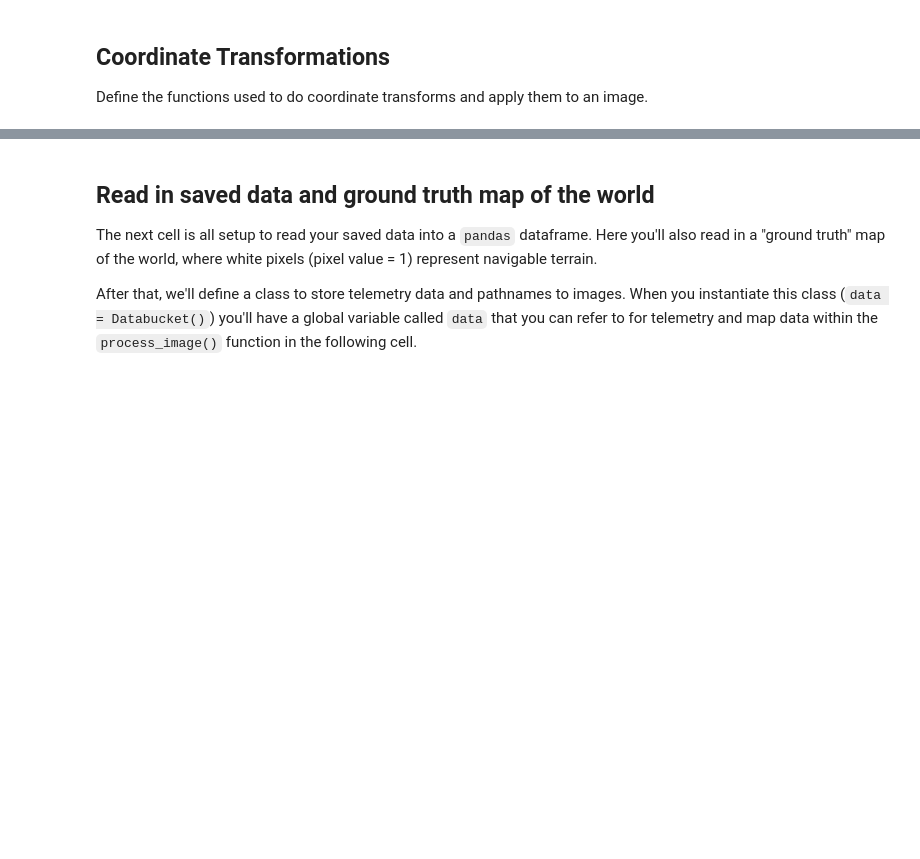
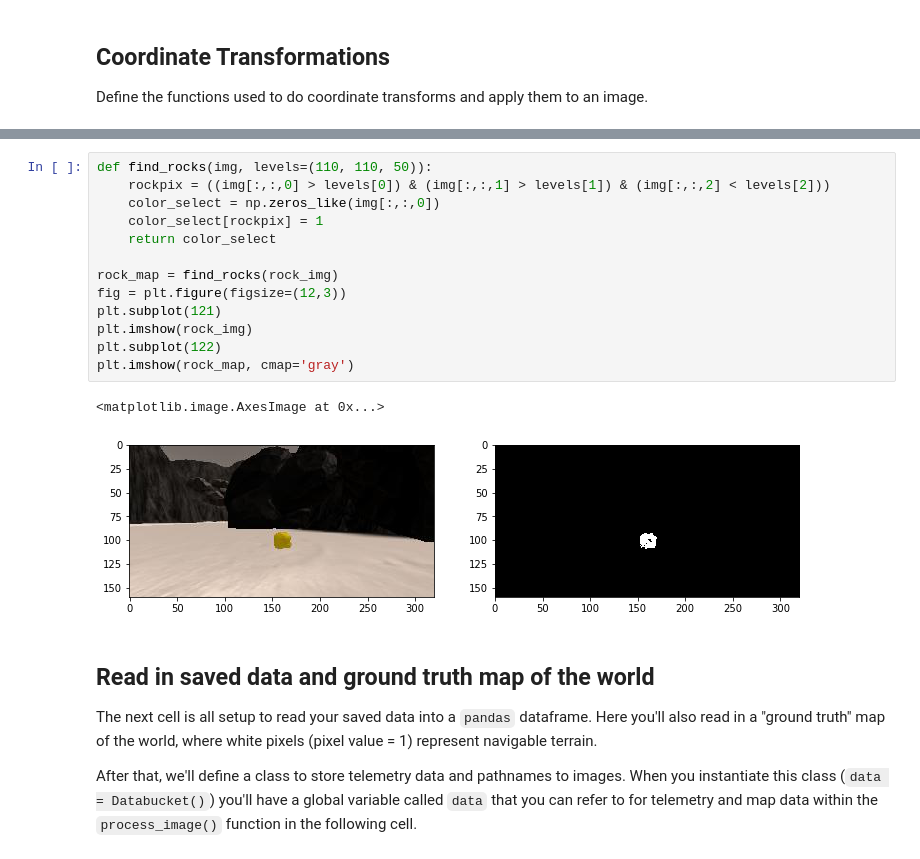
Before and after one commit to apolanco3225/Rover-Project-RND, a Jupyter notebook: code/Rover_Project_Test_Notebook.ipynb, the cells around one changed output, grey strips where cells are left out. Drawn from its saved outputs; the diff is of its cells as text; blank space fills up the shorter version.

```diff
--- a/code/Rover_Project_Test_Notebook.ipynb
+++ b/code/Rover_Project_Test_Notebook.ipynb
@@ -216,3 +232,19 @@ plt.arrow(0, 0, x_arrow, y_arrow, color='red', zorder=2, head_width=10, width=2)
+# %%
+def find_rocks(img, levels=(110, 110, 50)):
+    rockpix = ((img[:,:,0] > levels[0]) & (img[:,:,1] > levels[1]) & (img[:,:,2] < levels[2]))
+    color_select = np.zeros_like(img[:,:,0])
+    color_select[rockpix] = 1
+    return color_select
+
+rock_map = find_rocks(rock_img)
+fig = plt.figure(figsize=(12,3))
+plt.subplot(121)
+plt.imshow(rock_img)
+plt.subplot(122)
+plt.imshow(rock_map, cmap='gray')
+# %% [output]
+<matplotlib.image.AxesImage at 0x...>
+[figure, added]
 # %% [markdown]
 ## Read in saved data and ground truth map of the world
 The next cell is all setup to read your saved data into a `pandas` dataframe.  Here you'll also read in a "ground truth" map of the world, where white pixels (pixel value = 1) represent navigable terrain.
```
Also changed, not shown: parts of 11 cells of this notebook, 2 other files.
